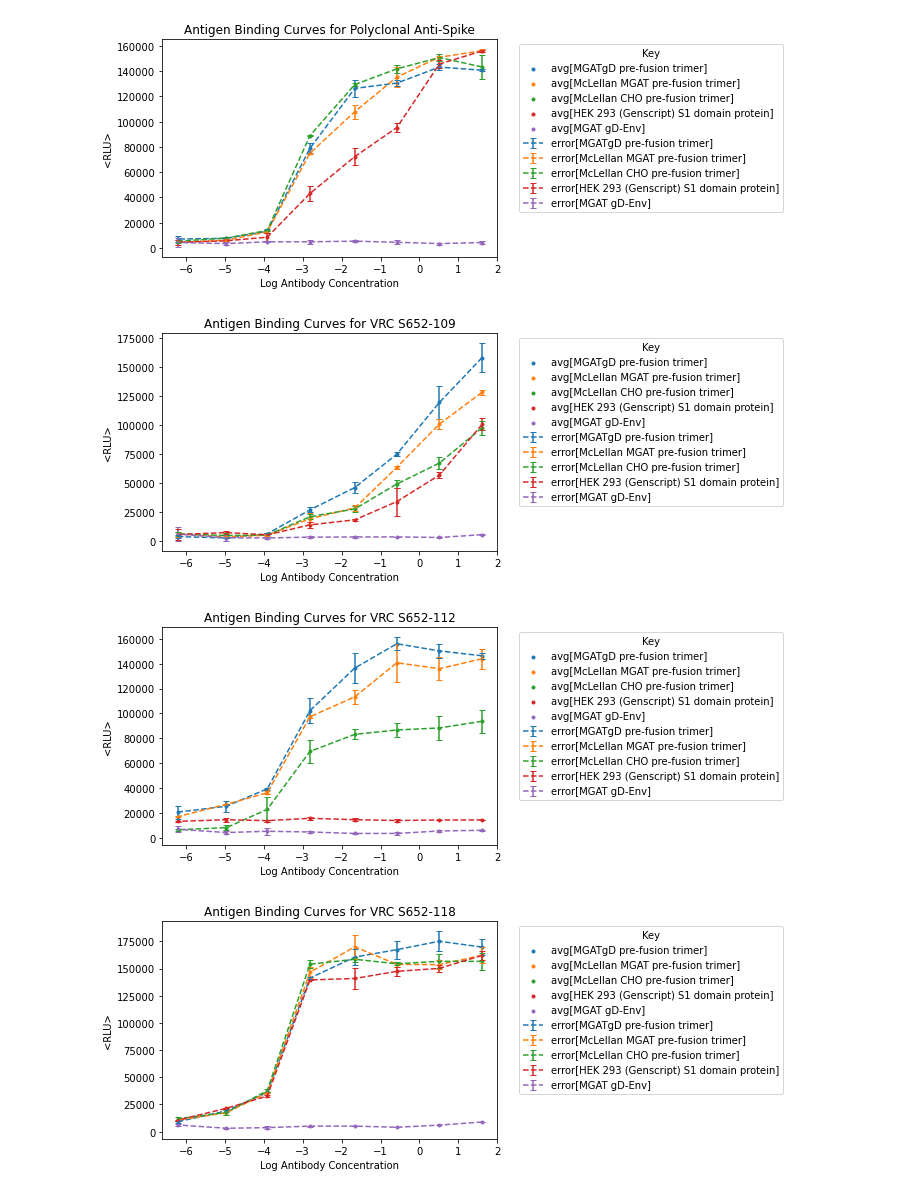
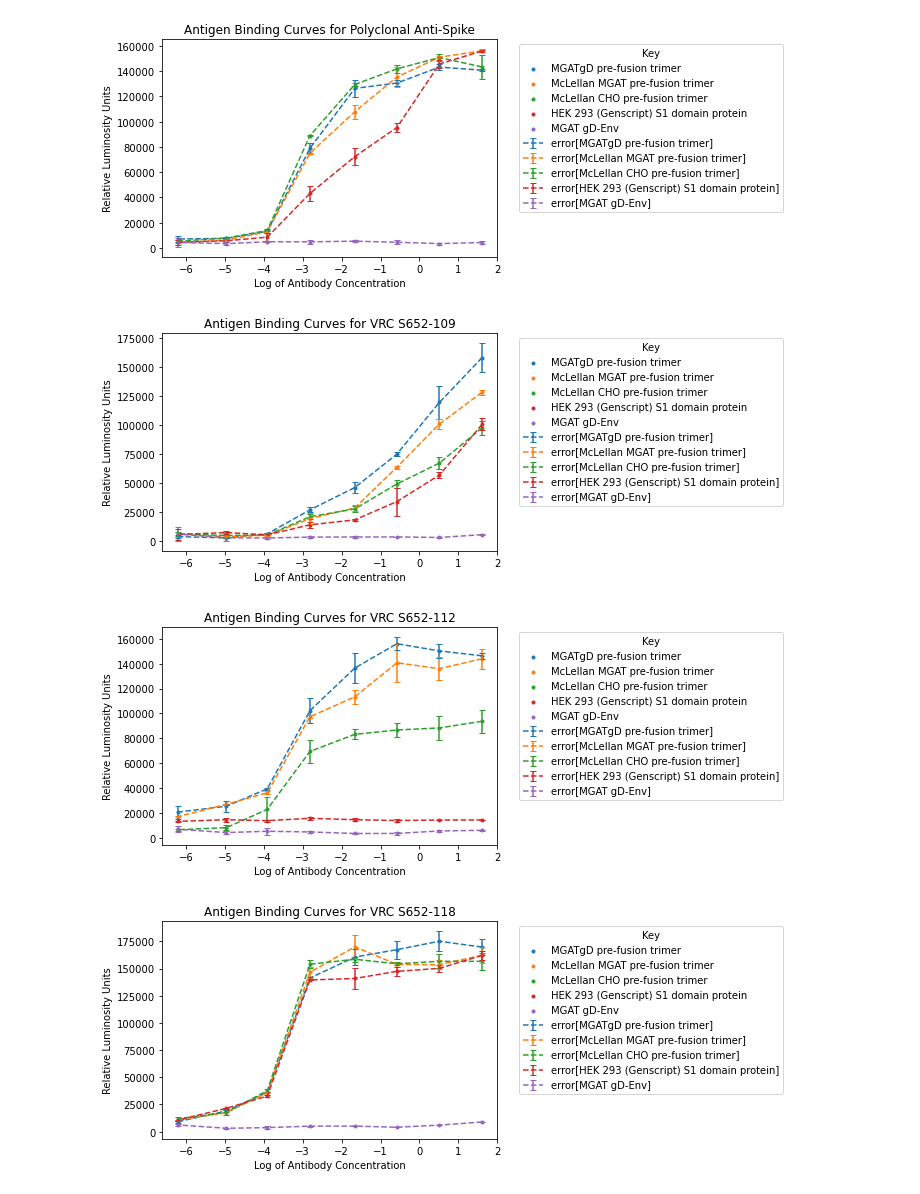
Before and after one commit to nbratset/Bioc100B, a Jupyter notebook: antigenBindingCurves.ipynb, the cells around one changed output. Saved outputs shown, nothing was run; the diff lists cells and outputs as text; code cells hidden in the pictures.

```diff
--- a/antigenBindingCurves.ipynb
+++ b/antigenBindingCurves.ipynb
@@ -3,42 +3,42 @@ import pandas as pd
 import matplotlib.pyplot as plt
 
 '''
 <RLU> vs log antibody concentration for polyclonal anti-spike data
 '''
 
 linStyle= "--"
 tablePoly = pd.read_csv("polyclonal anti-spike -Table 2.csv")
 Poly = plt.figure()
 
 # MGATgD pre-fusion trimer
 plt.errorbar("log[ug/mL]","avg[MGATgD pre-fusion trimer]", yerr=tablePoly["std[MGATgD pre-fusion trimer]"], data=tablePoly, linestyle=linStyle, label="error[MGATgD pre-fusion trimer]", capsize=3)
-plt.scatter("log[ug/mL]","avg[MGATgD pre-fusion trimer]", marker=".", data=tablePoly, label="avg[MGATgD pre-fusion trimer]")
+plt.scatter("log[ug/mL]","avg[MGATgD pre-fusion trimer]", marker=".", data=tablePoly, label="MGATgD pre-fusion trimer")
 
 # McLellan MGAT pre-fusion trimer
 plt.errorbar("log[ug/mL]","avg[McLellan MGAT pre-fusion trimer]", yerr=tablePoly["std[McLellan MGAT pre-fusion trimer]"], data=tablePoly, linestyle=linStyle, label="error[McLellan MGAT pre-fusion trimer]", capsize=3)
-plt.scatter("log[ug/mL]","avg[McLellan MGAT pre-fusion trimer]", marker=".", data=tablePoly, label='avg[McLellan MGAT pre-fusion trimer]')
+plt.scatter("log[ug/mL]","avg[McLellan MGAT pre-fusion trimer]", marker=".", data=tablePoly, label='McLellan MGAT pre-fusion trimer')
 
 # McLellan CHO pre-fusion trimer
 plt.errorbar("log[ug/mL]","avg[McLellan CHO pre-fusion trimer]", yerr=tablePoly["std[McLellan CHO pre-fusion trimer]"], data=tablePoly, linestyle=linStyle, label="error[McLellan CHO pre-fusion trimer]", capsize=3)
-plt.scatter("log[ug/mL]","avg[McLellan CHO pre-fusion trimer]", marker=".", data=tablePoly, label='avg[McLellan CHO pre-fusion trimer]')
+plt.scatter("log[ug/mL]","avg[McLellan CHO pre-fusion trimer]", marker=".", data=tablePoly, label='McLellan CHO pre-fusion trimer')
 
 # HEK 293 (Genscript) S1 domain protein
 plt.errorbar("log[ug/mL]","avg[HEK 293 (Genscript) S1 domain protein]", yerr=tablePoly["std[HEK 293 (Genscript) S1 domain protein]"], data=tablePoly, linestyle=linStyle, label="error[HEK 293 (Genscript) S1 domain protein]", capsize=3)
-plt.scatter("log[ug/mL]","avg[HEK 293 (Genscript) S1 domain protein]", marker=".", data=tablePoly, label='avg[HEK 293 (Genscript) S1 domain protein]')
+plt.scatter("log[ug/mL]","avg[HEK 293 (Genscript) S1 domain protein]", marker=".", data=tablePoly, label='HEK 293 (Genscript) S1 domain protein')
 
 # MGAT gD-Env
 plt.errorbar("log[ug/mL]","avg[MGAT gD-Env]", yerr=tablePoly["std[MGAT gD-Env]"], data=tablePoly, linestyle=linStyle, label="error[MGAT gD-Env]", capsize=3)
-plt.scatter("log[ug/mL]","avg[MGAT gD-Env]", marker=".", data=tablePoly, label='avg[MGAT gD-Env]')
+plt.scatter("log[ug/mL]","avg[MGAT gD-Env]", marker=".", data=tablePoly, label='MGAT gD-Env')
 
 plt.title("Antigen Binding Curves for Polyclonal Anti-Spike")
-plt.xlabel("Log Antibody Concentration")
-plt.ylabel("<RLU>")
+plt.xlabel("Log of Antibody Concentration")
+plt.ylabel("Relative Luminosity Units")
 
 plt.legend(loc="upper left", bbox_to_anchor=(1.05,1), title="Key")
-plt.savefig("polyclonal.jpg", dpi=1200, bbox_inches="tight")
+plt.savefig("polyclonal.jpg", dpi=600, bbox_inches="tight")
 plt.show()
 # %% [output]
-[figure, old version]
+[figure, new version]
 # %%
 
 '''
@@ -51,33 +51,33 @@ Poly = plt.figure()
 
 # MGATgD pre-fusion trimer
 plt.errorbar("log[ug/mL]","avg[MGATgD pre-fusion trimer]", yerr=tablePoly["std[MGATgD pre-fusion trimer]"], data=tablePoly, linestyle=linStyle, label="error[MGATgD pre-fusion trimer]", capsize=3)
-plt.scatter("log[ug/mL]","avg[MGATgD pre-fusion trimer]", marker=".", data=tablePoly, label="avg[MGATgD pre-fusion trimer]")
+plt.scatter("log[ug/mL]","avg[MGATgD pre-fusion trimer]", marker=".", data=tablePoly, label="MGATgD pre-fusion trimer")
 
 # McLellan MGAT pre-fusion trimer
 plt.errorbar("log[ug/mL]","avg[McLellan MGAT pre-fusion trimer]", yerr=tablePoly["std[McLellan MGAT pre-fusion trimer]"], data=tablePoly, linestyle=linStyle, label="error[McLellan MGAT pre-fusion trimer]", capsize=3)
-plt.scatter("log[ug/mL]","avg[McLellan MGAT pre-fusion trimer]", marker=".", data=tablePoly, label='avg[McLellan MGAT pre-fusion trimer]')
+plt.scatter("log[ug/mL]","avg[McLellan MGAT pre-fusion trimer]", marker=".", data=tablePoly, label='McLellan MGAT pre-fusion trimer')
 
 # McLellan CHO pre-fusion trimer
 plt.errorbar("log[ug/mL]","avg[McLellan CHO pre-fusion trimer]", yerr=tablePoly["std[McLellan CHO pre-fusion trimer]"], data=tablePoly, linestyle=linStyle, label="error[McLellan CHO pre-fusion trimer]", capsize=3)
-plt.scatter("log[ug/mL]","avg[McLellan CHO pre-fusion trimer]", marker=".", data=tablePoly, label='avg[McLellan CHO pre-fusion trimer]')
+plt.scatter("log[ug/mL]","avg[McLellan CHO pre-fusion trimer]", marker=".", data=tablePoly, label='McLellan CHO pre-fusion trimer')
 
 # HEK 293 (Genscript) S1 domain protein
 plt.errorbar("log[ug/mL]","avg[HEK 293 (Genscript) S1 domain protein]", yerr=tablePoly["std[HEK 293 (Genscript) S1 domain protein]"], data=tablePoly, linestyle=linStyle, label="error[HEK 293 (Genscript) S1 domain protein]", capsize=3)
-plt.scatter("log[ug/mL]","avg[HEK 293 (Genscript) S1 domain protein]", marker=".", data=tablePoly, label='avg[HEK 293 (Genscript) S1 domain protein]')
+plt.scatter("log[ug/mL]","avg[HEK 293 (Genscript) S1 domain protein]", marker=".", data=tablePoly, label='HEK 293 (Genscript) S1 domain protein')
 
 # MGAT gD-Env
 plt.errorbar("log[ug/mL]","avg[MGAT gD-Env]", yerr=tablePoly["std[MGAT gD-Env]"], data=tablePoly, linestyle=linStyle, label="error[MGAT gD-Env]", capsize=3)
-plt.scatter("log[ug/mL]","avg[MGAT gD-Env]", marker=".", data=tablePoly, label='avg[MGAT gD-Env]')
+plt.scatter("log[ug/mL]","avg[MGAT gD-Env]", marker=".", data=tablePoly, label='MGAT gD-Env')
 
 plt.title("Antigen Binding Curves for VRC S652-109")
-plt.xlabel("Log Antibody Concentration")
-plt.ylabel("<RLU>")
+plt.xlabel("Log of Antibody Concentration")
+plt.ylabel("Relative Luminosity Units")
 
 plt.legend(loc="upper left", bbox_to_anchor=(1.05,1), title="Key")
-plt.savefig("VRC_109.jpg", dpi=1200, bbox_inches="tight")
+plt.savefig("VRC_109.jpg", dpi=600, bbox_inches="tight")
 plt.show()
 # %% [output]
-[figure, old version]
+[figure, new version]
 # %%
 
 '''
@@ -90,34 +90,34 @@ Poly = plt.figure()
 
 # MGATgD pre-fusion trimer
 plt.errorbar("log[ug/mL]","avg[MGATgD pre-fusion trimer]", yerr=tablePoly["std[MGATgD pre-fusion trimer]"], data=tablePoly, linestyle=linStyle, label="error[MGATgD pre-fusion trimer]", capsize=3)
-plt.scatter("log[ug/mL]","avg[MGATgD pre-fusion trimer]", marker=".", data=tablePoly, label="avg[MGATgD pre-fusion trimer]")
+plt.scatter("log[ug/mL]","avg[MGATgD pre-fusion trimer]", marker=".", data=tablePoly, label="MGATgD pre-fusion trimer")
 
 # McLellan MGAT pre-fusion trimer
 plt.errorbar("log[ug/mL]","avg[McLellan MGAT pre-fusion trimer]", yerr=tablePoly["std[McLellan MGAT pre-fusion trimer]"], data=tablePoly, linestyle=linStyle, label="error[McLellan MGAT pre-fusion trimer]", capsize=3)
-plt.scatter("log[ug/mL]","avg[McLellan MGAT pre-fusion trimer]", marker=".", data=tablePoly, label='avg[McLellan MGAT pre-fusion trimer]')
+plt.scatter("log[ug/mL]","avg[McLellan MGAT pre-fusion trimer]", marker=".", data=tablePoly, label='McLellan MGAT pre-fusion trimer')
 
 # McLellan CHO pre-fusion trimer
 plt.errorbar("log[ug/mL]","avg[McLellan CHO pre-fusion trimer]", yerr=tablePoly["std[McLellan CHO pre-fusion trimer]"], data=tablePoly, linestyle=linStyle, label="error[McLellan CHO pre-fusion trimer]", capsize=3)
-plt.scatter("log[ug/mL]","avg[McLellan CHO pre-fusion trimer]", marker=".", data=tablePoly, label='avg[McLellan CHO pre-fusion trimer]')
+plt.scatter("log[ug/mL]","avg[McLellan CHO pre-fusion trimer]", marker=".", data=tablePoly, label='McLellan CHO pre-fusion trimer')
 
 # HEK 293 (Genscript) S1 domain protein
 plt.errorbar("log[ug/mL]","avg[HEK 293 (Genscript) S1 domain protein]", yerr=tablePoly["std[HEK 293 (Genscript) S1 domain protein]"], data=tablePoly, linestyle=linStyle, label="error[HEK 293 (Genscript) S1 domain protein]", capsize=3)
-plt.scatter("log[ug/mL]","avg[HEK 293 (Genscript) S1 domain protein]", marker=".", data=tablePoly, label='avg[HEK 293 (Genscript) S1 domain protein]')
+plt.scatter("log[ug/mL]","avg[HEK 293 (Genscript) S1 domain protein]", marker=".", data=tablePoly, label='HEK 293 (Genscript) S1 domain protein')
 
 # MGAT gD-Env
 plt.errorbar("log[ug/mL]","avg[MGAT gD-Env]", yerr=tablePoly["std[MGAT gD-Env]"], data=tablePoly, linestyle=linStyle, label="error[MGAT gD-Env]", capsize=3)
-plt.scatter("log[ug/mL]","avg[MGAT gD-Env]", marker=".", data=tablePoly, label='avg[MGAT gD-Env]')
+plt.scatter("log[ug/mL]","avg[MGAT gD-Env]", marker=".", data=tablePoly, label='MGAT gD-Env')
 
 plt.title("Antigen Binding Curves for VRC S652-112")
-plt.xlabel("Log Antibody Concentration")
-plt.ylabel("<RLU>")
+plt.xlabel("Log of Antibody Concentration")
+plt.ylabel("Relative Luminosity Units")
 linStyle= "--"
 
 plt.legend(loc="upper left", bbox_to_anchor=(1.05,1), title="Key")
-plt.savefig("VRC_112.jpg", dpi=1200, bbox_inches="tight")
+plt.savefig("VRC_112.jpg", dpi=600, bbox_inches="tight")
 plt.show()
 # %% [output]
-[figure, old version]
+[figure, new version]
 # %%
 
 '''
@@ -130,31 +130,31 @@ Poly = plt.figure()
 
 # MGATgD pre-fusion trimer
 plt.errorbar("log[ug/mL]","avg[MGATgD pre-fusion trimer]", yerr=tablePoly["std[MGATgD pre-fusion trimer]"], data=tablePoly, linestyle=linStyle, label="error[MGATgD pre-fusion trimer]", capsize=3)
-plt.scatter("log[ug/mL]","avg[MGATgD pre-fusion trimer]", marker=".", data=tablePoly, label="avg[MGATgD pre-fusion trimer]")
+plt.scatter("log[ug/mL]","avg[MGATgD pre-fusion trimer]", marker=".", data=tablePoly, label="MGATgD pre-fusion trimer")
 
 # McLellan MGAT pre-fusion trimer
 plt.errorbar("log[ug/mL]","avg[McLellan MGAT pre-fusion trimer]", yerr=tablePoly["std[McLellan MGAT pre-fusion trimer]"], data=tablePoly, linestyle=linStyle, label="error[McLellan MGAT pre-fusion trimer]", capsize=3)
-plt.scatter("log[ug/mL]","avg[McLellan MGAT pre-fusion trimer]", marker=".", data=tablePoly, label='avg[McLellan MGAT pre-fusion trimer]')
+plt.scatter("log[ug/mL]","avg[McLellan MGAT pre-fusion trimer]", marker=".", data=tablePoly, label='McLellan MGAT pre-fusion trimer')
 
 # McLellan CHO pre-fusion trimer
 plt.errorbar("log[ug/mL]","avg[McLellan CHO pre-fusion trimer]", yerr=tablePoly["std[McLellan CHO pre-fusion trimer]"], data=tablePoly, linestyle=linStyle, label="error[McLellan CHO pre-fusion trimer]", capsize=3)
-plt.scatter("log[ug/mL]","avg[McLellan CHO pre-fusion trimer]", marker=".", data=tablePoly, label='avg[McLellan CHO pre-fusion trimer]')
+plt.scatter("log[ug/mL]","avg[McLellan CHO pre-fusion trimer]", marker=".", data=tablePoly, label='McLellan CHO pre-fusion trimer')
 
 # HEK 293 (Genscript) S1 domain protein
 plt.errorbar("log[ug/mL]","avg[HEK 293 (Genscript) S1 domain protein]", yerr=tablePoly["std[HEK 293 (Genscript) S1 domain protein]"], data=tablePoly, linestyle=linStyle, label="error[HEK 293 (Genscript) S1 domain protein]", capsize=3)
-plt.scatter("log[ug/mL]","avg[HEK 293 (Genscript) S1 domain protein]", marker=".", data=tablePoly, label='avg[HEK 293 (Genscript) S1 domain protein]')
+plt.scatter("log[ug/mL]","avg[HEK 293 (Genscript) S1 domain protein]", marker=".", data=tablePoly, label='HEK 293 (Genscript) S1 domain protein')
 
 # MGAT gD-Env
 plt.errorbar("log[ug/mL]","avg[MGAT gD-Env]", yerr=tablePoly["std[MGAT gD-Env]"], data=tablePoly, linestyle=linStyle, label="error[MGAT gD-Env]", capsize=3)
-plt.scatter("log[ug/mL]","avg[MGAT gD-Env]", marker=".", data=tablePoly, label='avg[MGAT gD-Env]')
+plt.scatter("log[ug/mL]","avg[MGAT gD-Env]", marker=".", data=tablePoly, label='MGAT gD-Env')
 
 plt.title("Antigen Binding Curves for VRC S652-118")
-plt.xlabel("Log Antibody Concentration")
-plt.ylabel("<RLU>")
+plt.xlabel("Log of Antibody Concentration")
+plt.ylabel("Relative Luminosity Units")
 linStyle= "--"
 
 plt.legend(loc="upper left", bbox_to_anchor=(1.05,1), title="Key")
-plt.savefig("VRC_118.jpg", dpi=1200, bbox_inches="tight")
+plt.savefig("VRC_118.jpg", dpi=600, bbox_inches="tight")
 plt.show()
 # %% [output]
-[figure, old version]
+[figure, new version]
```
